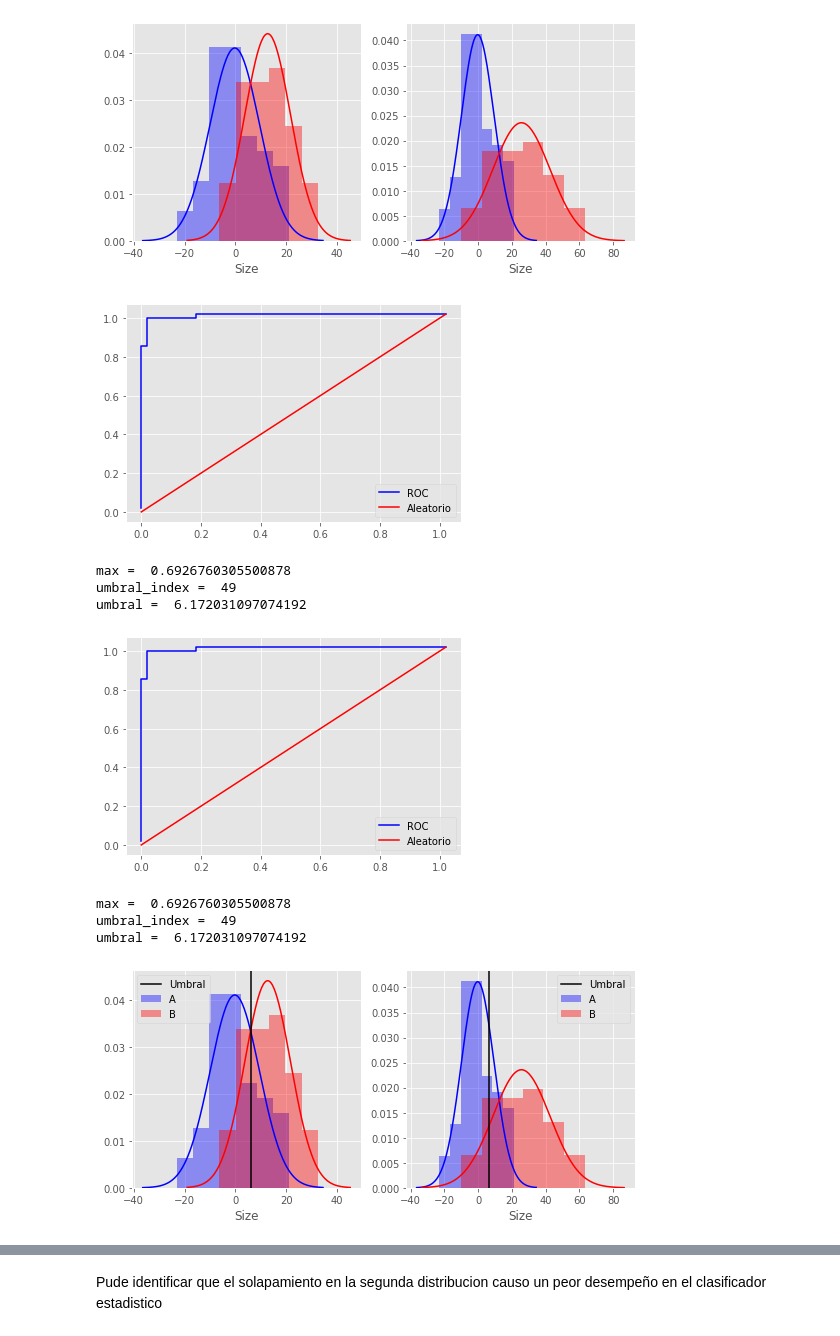
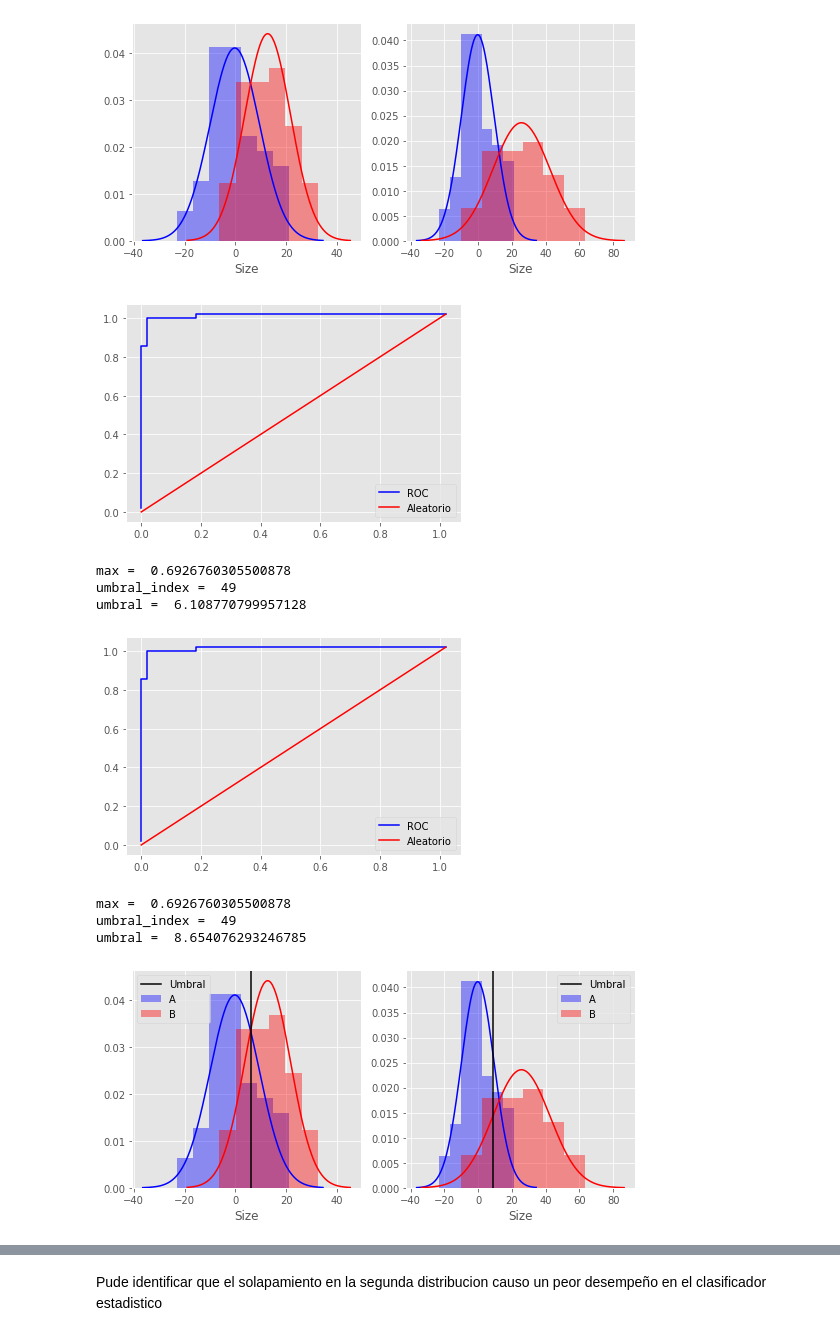
Before and after one commit to GastonRAraujo/Advent-of-Code-2019, a Jupyter notebook: TP2/TP2_Ejercicio2.ipynb, the cells around one changed output, grey strips where cells are left out. Saved outputs shown, nothing was run; the diff lists cells and outputs as text; code cells hidden in the pictures.

```diff
--- a/TP2/TP2_Ejercicio2.ipynb
+++ b/TP2/TP2_Ejercicio2.ipynb
@@ -102,7 +102,9 @@ Creo la curva ROC siguiendo el mecanismo visto en clase:
 from math import sqrt
 
 def CurvaRoc(dummy_df1,dummy_df2):
-  dummy_df = pd.concat([dummy_df1, dummy_df1], ignore_index=True)
+  dummy_df = pd.concat([dummy_df1, dummy_df2], ignore_index=True)
+  dummy_df = dummy_df.sort_values(by = ['Size'], ignore_index=True)
+
   x, y = [0]*(dummy_df.index[-1]+1), [0]*(dummy_df.index[-1]+1)
   for i in range(dummy_df.index[-1]+1):
     if i == 0:
@@ -155,9 +157,9 @@ def CurvaRoc(dummy_df1,dummy_df2):
   print('umbral = ', umbral)
 
 
-  return x, y, umbral
+  return x, y, umbral, umbral_index
 # %%
-x, y, umbral = CurvaRoc(df_A,df_B)
+x, y, umbral, umbral_index = CurvaRoc(df_A,df_B)
 # %% [output]
 [figure]
 max =  0.6926760305500878
@@ -423,39 +412,40 @@ sns.distplot(df4_B['Size'], fit=norm, kde=False, color = 'r', ax = ax2, fit_kws=
 # %%
 #Creo la curva roc
 
-x3, y3, umbral3 = CurvaRoc(df3_A,df3_B)
+x3, y3, umbral3, umbral_index3 = CurvaRoc(df3_A,df3_B)
 
-x4, y4, umbral4 = CurvaRoc(df4_A,df4_B)
+print('\n')
+x4, y4, umbral4, umbral_index4 = CurvaRoc(df4_A,df4_B)
 
 
 plt.figure(figsize=(9,4))
 ax1=plt.subplot(1, 2, 1)
 
 sns.distplot(df3_A['Size'], fit=norm, kde=False, label = 'A', color = 'b', ax = ax1, fit_kws={"color":"blue"});
 sns.distplot(df3_B['Size'], fit=norm, kde=False, color = 'r', label = 'B', ax = ax1, fit_kws={"color":"red"});
 ax1.axvline(umbral3, 0, df['Size'].max(), label = 'Umbral', color = '#000000')
 
 ax1.legend()
 
 ax2=plt.subplot(1, 2, 2)
 
 sns.distplot(df4_A['Size'], fit=norm, kde=False, label = 'A', color = 'b', ax = ax2, fit_kws={"color":"blue"});
 sns.distplot(df4_B['Size'], fit=norm, kde=False, color = 'r', label = 'B', ax = ax2, fit_kws={"color":"red"});
 ax2.axvline(umbral4, 0, df['Size'].max(), label = 'Umbral', color = '#000000')
 
 ax2.legend()
 
 plt.show()
 # %% [output]
 [figure]
 max =  0.6926760305500878
 umbral_index =  49
-umbral =  6.172031097074192
+umbral =  6.108770799957128
 [figure]
 max =  0.6926760305500878
 umbral_index =  49
-umbral =  6.172031097074192
+umbral =  8.654076293246785
-[figure, old version]
+[figure, new version]
 # %%
 history = Clasificador(df3,umbral3)
 df3 = df3.assign(predict = history)
```
Also changed, not shown: parts of 7 cells of this notebook.
